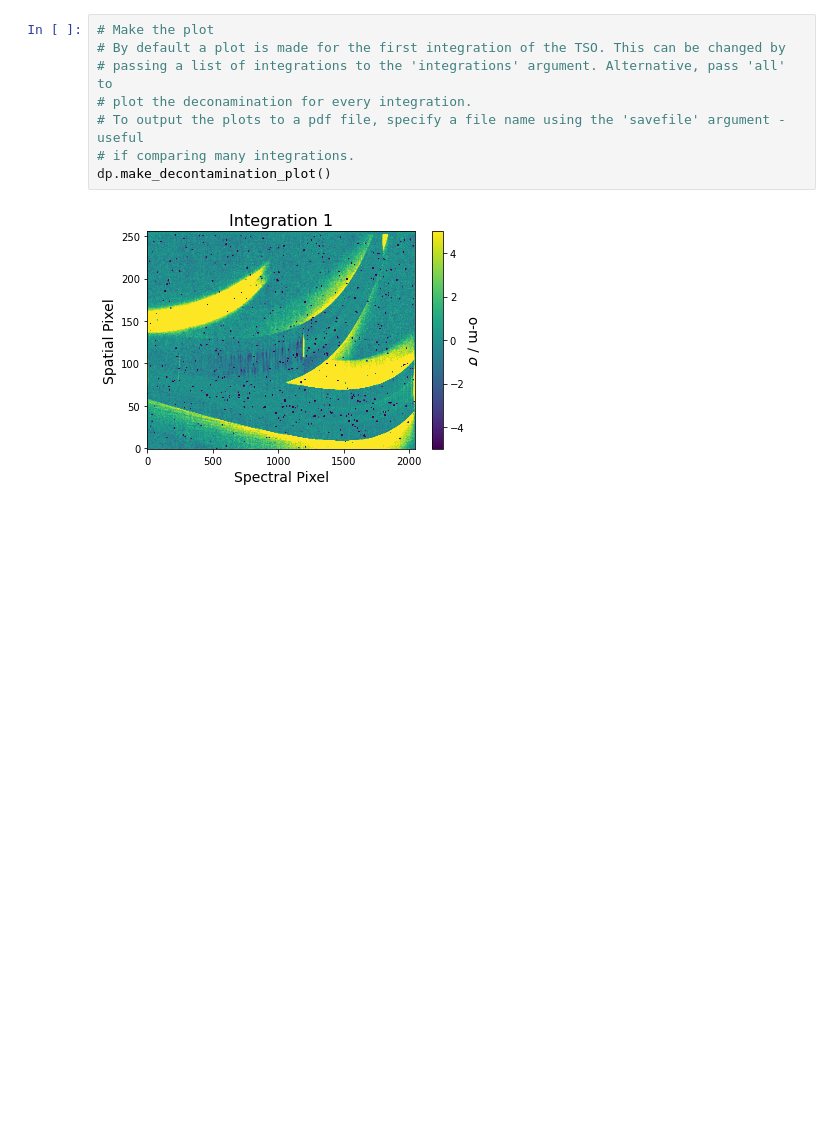
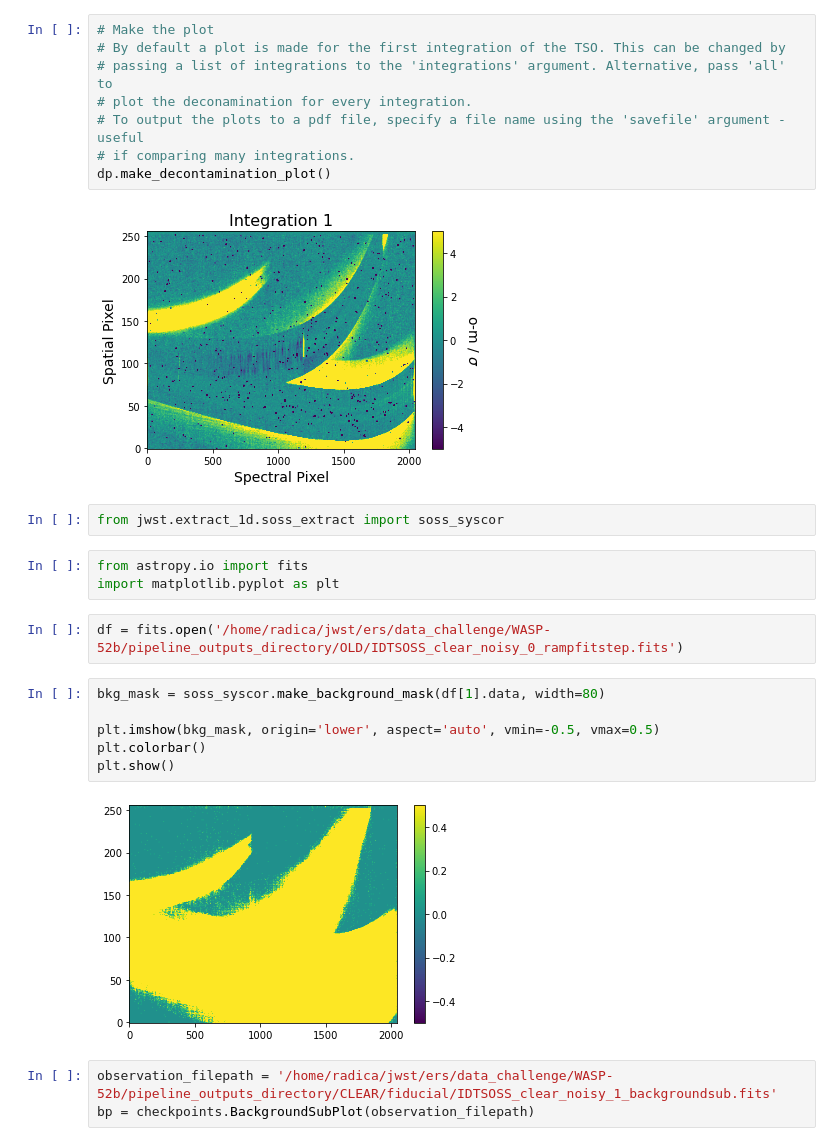
Before and after one commit to njcuk9999/jwst-mtl, a Jupyter notebook: SOSS/checkpoint_plots/checkpoint_plots_example.ipynb, the cells around one changed output. Drawn from its saved outputs; the diff is of its cells as text; blank space fills up the shorter version.

```diff
--- a/SOSS/checkpoint_plots/checkpoint_plots_example.ipynb
+++ b/SOSS/checkpoint_plots/checkpoint_plots_example.ipynb
@@ -33,3 +33,21 @@ dp = checkpoints.DecontaminationPlot(observation_filepath, soss_model_filepath)
 dp.make_decontamination_plot()
 # %% [output]
 [figure]
+# %%
+from jwst.extract_1d.soss_extract import soss_syscor
+# %%
+from astropy.io import fits
+import matplotlib.pyplot as plt
+# %%
+df = fits.open('/home/radica/jwst/ers/data_challenge/WASP-52b/pipeline_outputs_directory/OLD/IDTSOSS_clear_noisy_0_rampfitstep.fits')
+# %%
+bkg_mask = soss_syscor.make_background_mask(df[1].data, width=80)
+
+plt.imshow(bkg_mask, origin='lower', aspect='auto', vmin=-0.5, vmax=0.5)
+plt.colorbar()
+plt.show()
+# %% [output]
+[figure, added]
+# %%
+observation_filepath = '/home/radica/jwst/ers/data_challenge/WASP-52b/pipeline_outputs_directory/CLEAR/fiducial/IDTSOSS_clear_noisy_1_backgroundsub.fits'
+bp = checkpoints.BackgroundSubPlot(observation_filepath)
```
Also changed, not shown: parts of 1 cell of this notebook, 1 other file.
